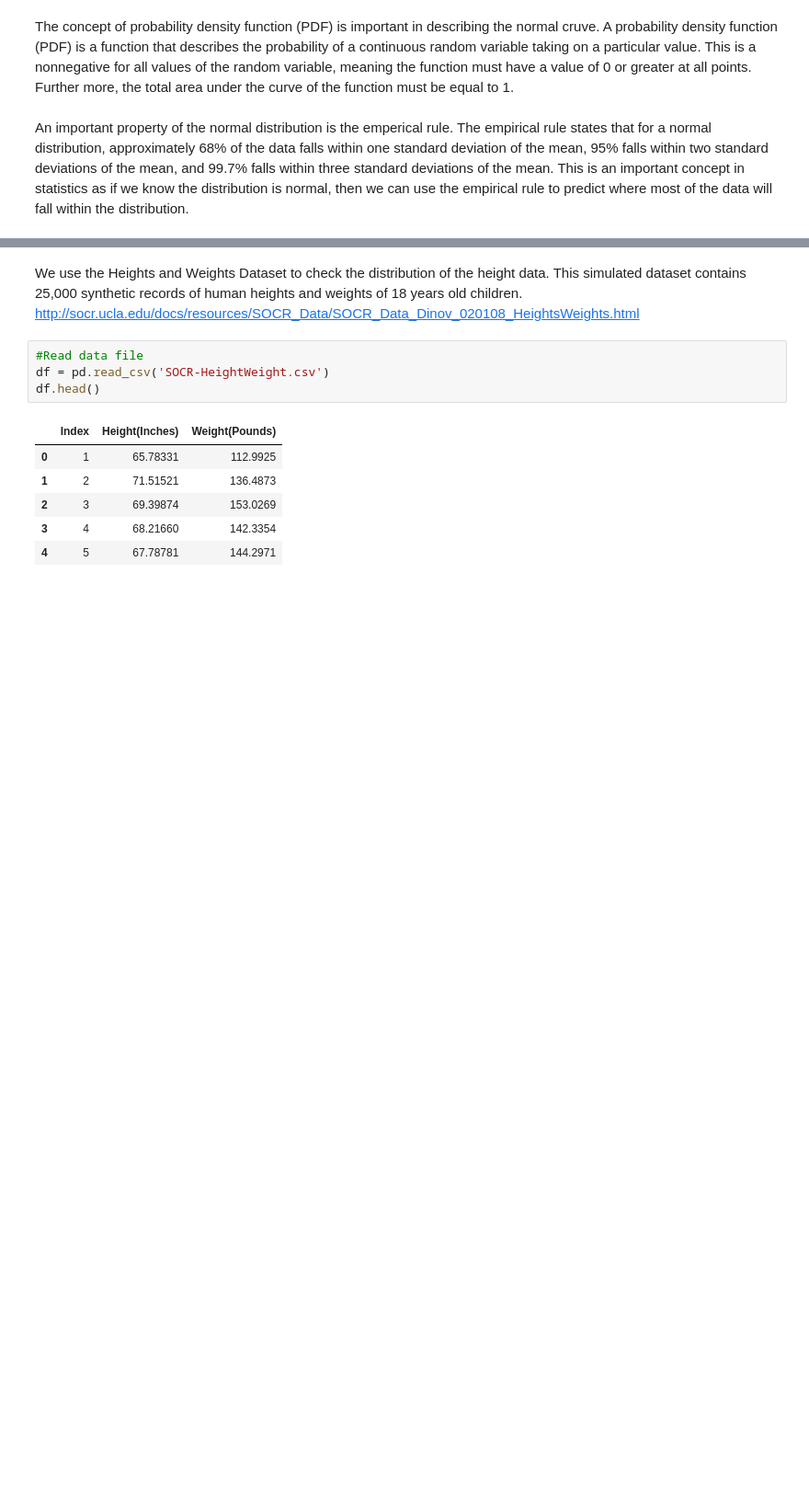
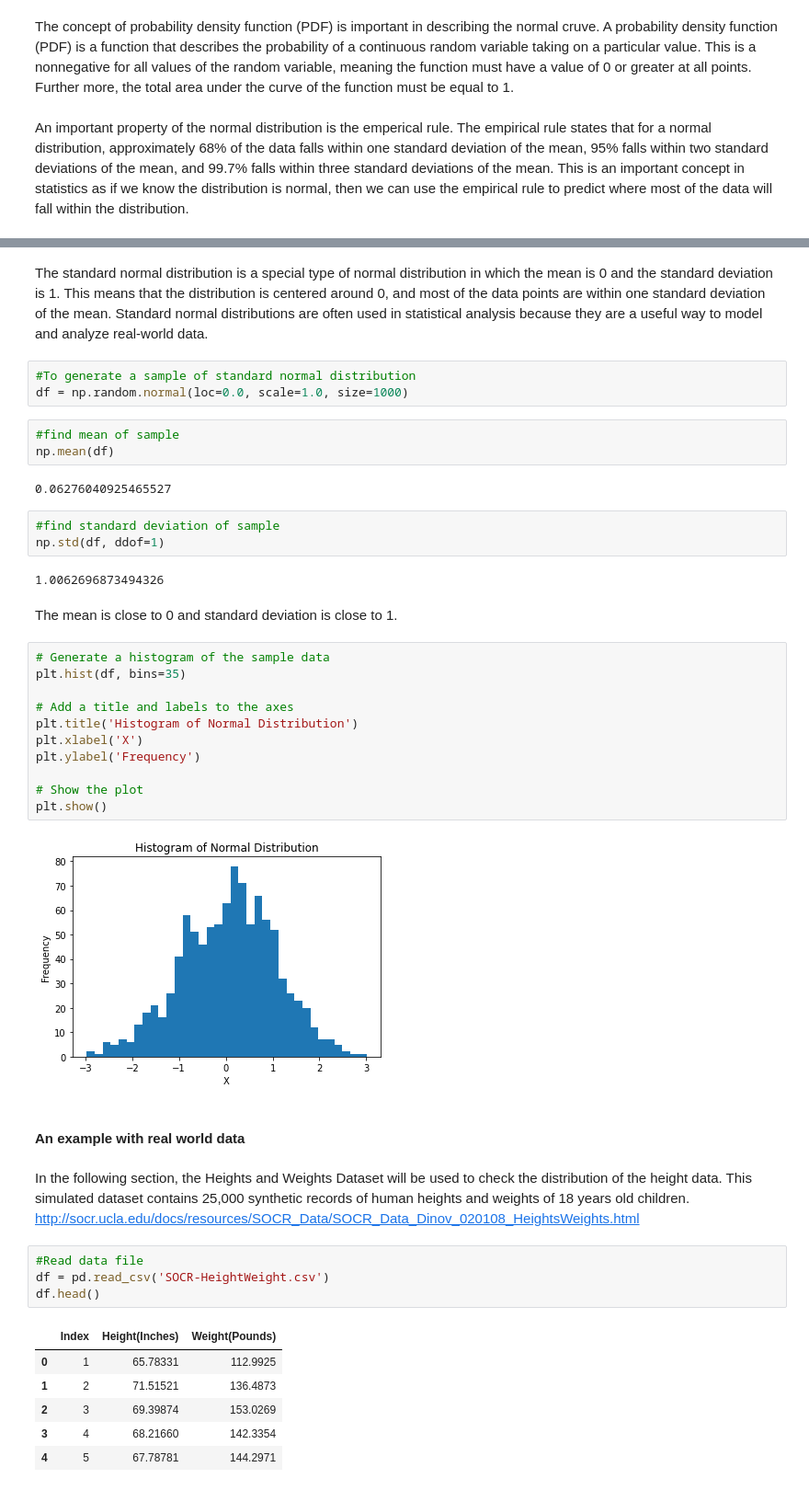
Before and after one commit to pcsukumar/funddata-assessment, a Jupyter notebook: Normal_distribution.ipynb, the cells around one changed output, grey strips where cells are left out. Shown at 92% size. Drawn from its saved outputs; the diff is of its cells as text; blank space fills up the shorter version.

```diff
--- a/Normal_distribution.ipynb
+++ b/Normal_distribution.ipynb
@@ -30,5 +36,37 @@ import random
+# %% [markdown]
+The standard normal distribution is a special type of normal distribution in which the mean is 0 and the standard deviation is 1. This means that the distribution is centered around 0, and most of the data points are within one standard deviation of the mean. Standard normal distributions are often used in statistical analysis because they are a useful way to model and analyze real-world data.
+# %%
+#To generate a sample of standard normal distribution
+df = np.random.normal(loc=0.0, scale=1.0, size=1000)
+# %%
+#find mean of sample
+np.mean(df)
+# %% [output]
+0.06276040925465527
+# %%
+#find standard deviation of sample
+np.std(df, ddof=1)
+# %% [output]
+1.0062696873494326
+# %% [markdown]
+The mean is close to 0 and standard deviation is close to 1.
+# %%
+# Generate a histogram of the sample data
+plt.hist(df, bins=35)
+
+# Add a title and labels to the axes
+plt.title('Histogram of Normal Distribution')
+plt.xlabel('X')
+plt.ylabel('Frequency')
+
+# Show the plot
+plt.show()
+# %% [output]
+[figure, added]
+# %% [markdown]
+#### An example with real world data
 # %% [markdown]
-We use the Heights and Weights Dataset to check the distribution of the height data. This simulated dataset contains 25,000 synthetic records of human heights and weights of 18 years old children. http://socr.ucla.edu/docs/resources/SOCR_Data/SOCR_Data_Dinov_020108_HeightsWeights.html
+In the following section, the Heights and Weights Dataset will be used to check the distribution of the height data. This simulated dataset contains 25,000 synthetic records of human heights and weights of 18 years old children. http://socr.ucla.edu/docs/resources/SOCR_Data/SOCR_Data_Dinov_020108_HeightsWeights.html
 # %%
 #Read data file
 df = pd.read_csv('SOCR-HeightWeight.csv')
```
Also changed, not shown: parts of 11 cells of this notebook.
